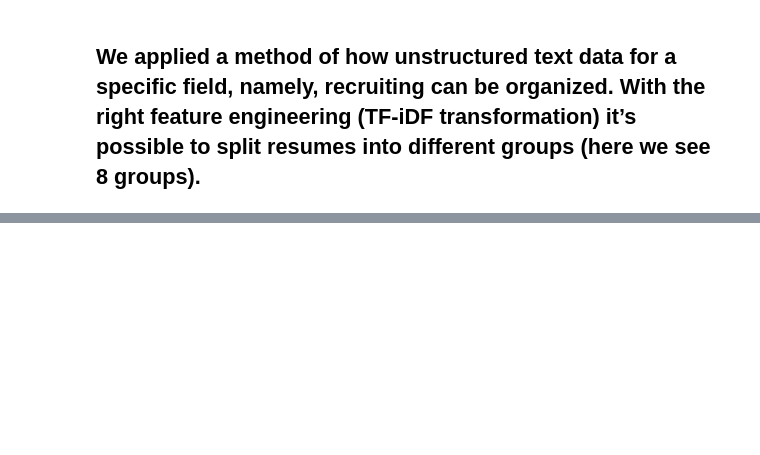
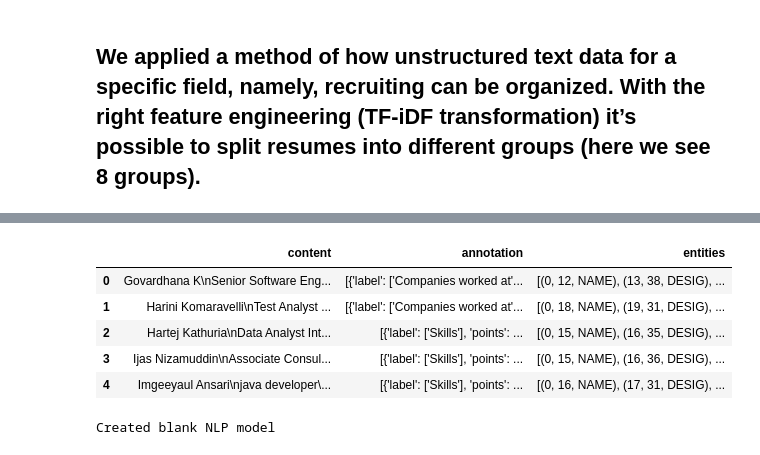
Before and after one commit to zyadalazazi/resume_extraction_team_zeros, a Jupyter notebook: NER - Resume Extraction Final Coding.ipynb, the cells around one changed output, grey strips where cells are left out. Saved outputs shown, nothing was run; the diff lists cells and outputs as text; code cells hidden in the pictures; blank space fills up the shorter version.

Commit message:
updated with Model Building codes - Reeka

```diff
--- a/NER - Resume Extraction Final Coding.ipynb
+++ b/NER - Resume Extraction Final Coding.ipynb
@@ -1042,0 +1056,3 @@ sns.lmplot(x="umap_0",
+# %%
+df = pd.read_json('Resume.json', lines=True)
+df.head()
@@ -1042,0 +1066,14 @@ sns.lmplot(x="umap_0",
+# %%
+# Personal Custom Tags Dictionary
+entity_dict = {
+    'Name': 'NAME',
+    'College Name': 'CLG',
+    'Degree': 'DEG',
+    'Graduation Year': 'GRADYEAR',
+    'Years of Experience': 'YOE',
+    'Companies worked at': 'COMPANY',
+    'Designation': 'DESIG',
+    'Skills': 'SKILLS',
+    'Location': 'LOC',
+    'Email Address': 'EMAIL'
+    }
@@ -1042,0 +1114,34 @@ sns.lmplot(x="umap_0",
+# %%
+#From 'annotation' column, we are extracting the starting index, ending index and entity label
+
+def get_entities(df):
+
+    entities = []
+
+    for i in range(len(df)):
+        entity = []
+
+        for annot in df['annotation'][i]:
+            try:
+                ent = entity_dict[annot['label'][0]]
+                start = annot['points'][0]['start']
+                end = annot['points'][0]['end'] + 1
+                entity.append((start, end, ent))
+            except:
+                pass
+
+        entity = mergeIntervals(entity)
+        entities.append(entity)
+
+    return entities
+# %%
+# Adding a new column 'entities'
+df['entities'] = get_entities(df)
+df.head()
+# %% [output]
+|  | content | annotation | entities |
+| 0 | Govardhana K\nSenior Software Eng... | [{'label': ['Companies worked at'... | [(0, 12, NAME), (13, 38, DESIG), ... |
+| 1 | Harini Komaravelli\nTest Analyst ... | [{'label': ['Companies worked at'... | [(0, 18, NAME), (19, 31, DESIG), ... |
+| 2 | Hartej Kathuria\nData Analyst Int... | [{'label': ['Skills'], 'points': ... | [(0, 15, NAME), (16, 35, DESIG), ... |
+| 3 | Ijas Nizamuddin\nAssociate Consul... | [{'label': ['Skills'], 'points': ... | [(0, 15, NAME), (16, 36, DESIG), ... |
+| 4 | Imgeeyaul Ansari\njava developer\... | [{'label': ['Skills'], 'points': ... | [(0, 16, NAME), (17, 31, DESIG), ... |
@@ -1042,0 +1187,5 @@ sns.lmplot(x="umap_0",
+# %%
+nlp = spacy.blank('en')
+print("Created blank NLP model")
+# %% [output]
+Created blank NLP model
```
Also changed, not shown: parts of 17 cells of this notebook.
